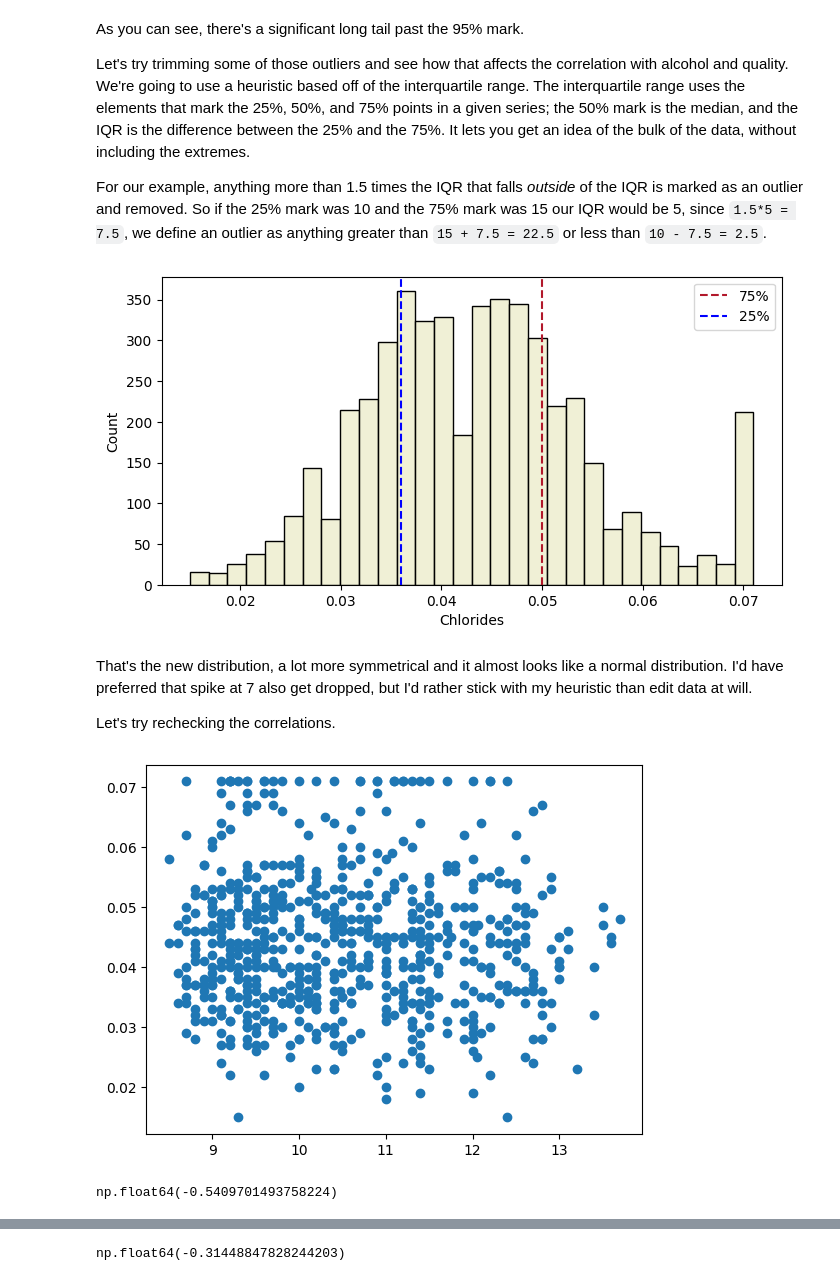
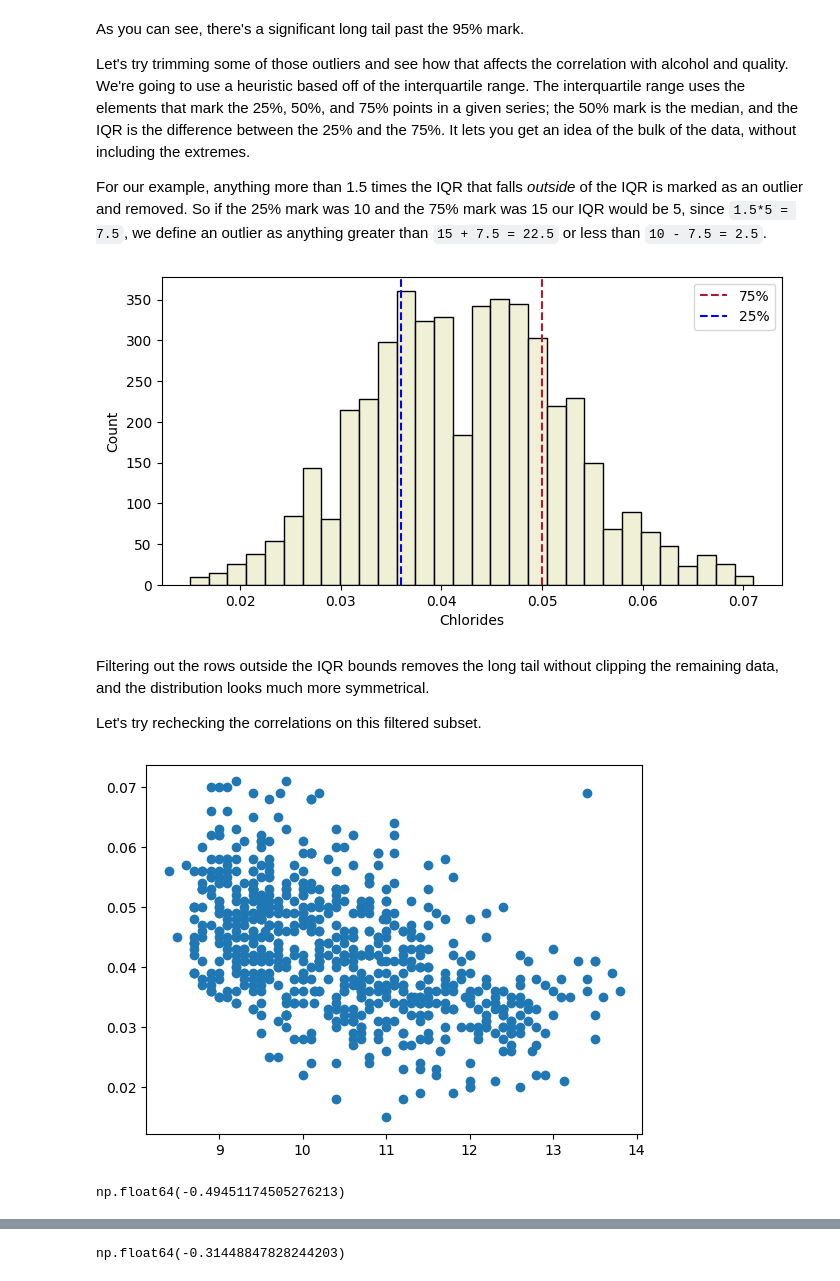
Before and after one commit to jklydev/everything-counts-summative-1, a Jupyter notebook: wine.ipynb, the cells around one changed output, grey strips where cells are left out. Cells and saved outputs as stored; diff of their text form; code cells hidden in the pictures.

Commit message:
Fixed major issue with chloride sampling, plus tidying up, and some minor corrections.

```diff
--- a/wine.ipynb
+++ b/wine.ipynb
@@ -658,8 +655,8 @@ For our example, anything more than 1.5 times the IQR that falls _outside_ of th
 q1, q3 = white_wines.chlorides.quantile([0.25, 0.75])
 iqr = q3 - q1
 lower, upper = q1 - 1.5 * iqr, q3 + 1.5 * iqr
-trimmed_chlorides = white_wines.chlorides.clip(lower=lower, upper=upper)
-
+chloride_inliers = white_wines[white_wines.chlorides.between(lower, upper)]
+trimmed_chlorides = chloride_inliers.chlorides
 
 plt.figure(figsize=(8,4))
 sns.histplot(trimmed_chlorides, bins=30, color=palette['white'])
@@ -669,22 +666,23 @@ plt.axvline(q1, color='blue', ls="--", label=f'{25}%')
 plt.legend()
 plt.show()
 # %% [output]
-[figure, old version]
+[figure, new version]
 # %% [markdown]
-That's the new distribution, a lot more symmetrical and it almost looks like a normal distribution. I'd have preferred that spike at 7 also get dropped, but I'd rather stick with my heuristic than edit data at will.
+Filtering out the rows outside the IQR bounds removes the long tail without clipping the remaining data, and the distribution looks much more symmetrical.
 
-Let's try rechecking the correlations.
+Let's try rechecking the correlations on this filtered subset.
 # %%
-plt.scatter(sample_whites.alcohol, trimmed_chlorides.sample(sample_size))
+trimmed_sample = chloride_inliers.sample(sample_size, random_state=567)
+plt.scatter(trimmed_sample.alcohol, trimmed_sample.chlorides)
 plt.show()
 # %% [output]
-[figure, old version]
+[figure, new version]
 # %%
 from scipy import stats
 
-al_chl_corr, _ = stats.pearsonr(white_wines.alcohol, trimmed_chlorides)
+al_chl_corr, _ = stats.pearsonr(trimmed_sample.alcohol, trimmed_sample.chlorides)
 
 al_chl_corr
 # %% [output]
-np.float64(-0.5409701493758224)
+np.float64(-0.49451174505276213)
 # %% [markdown]
```
Also changed, not shown: parts of 10 cells of this notebook.
